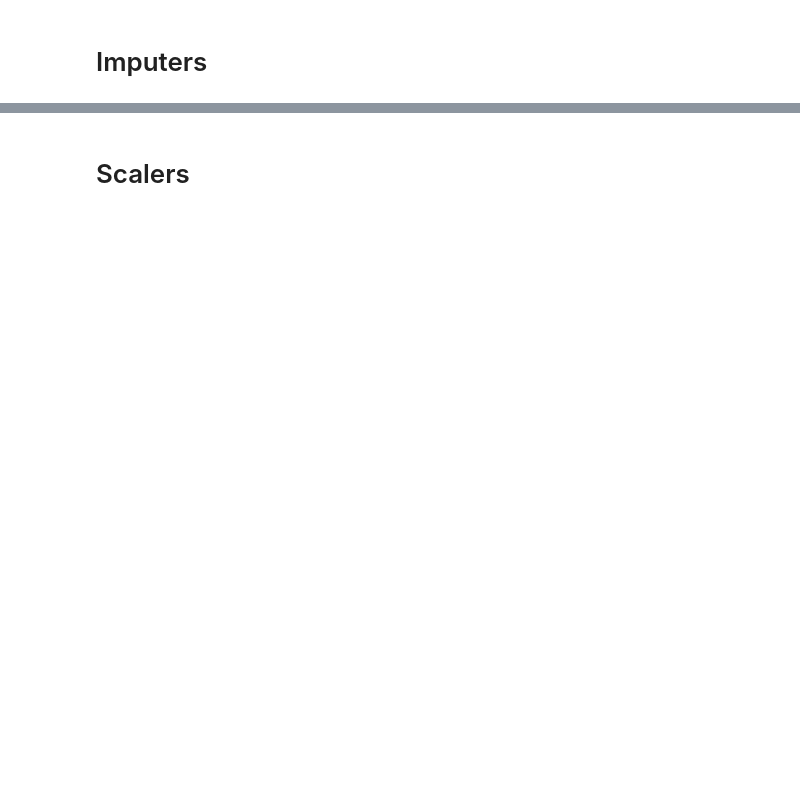
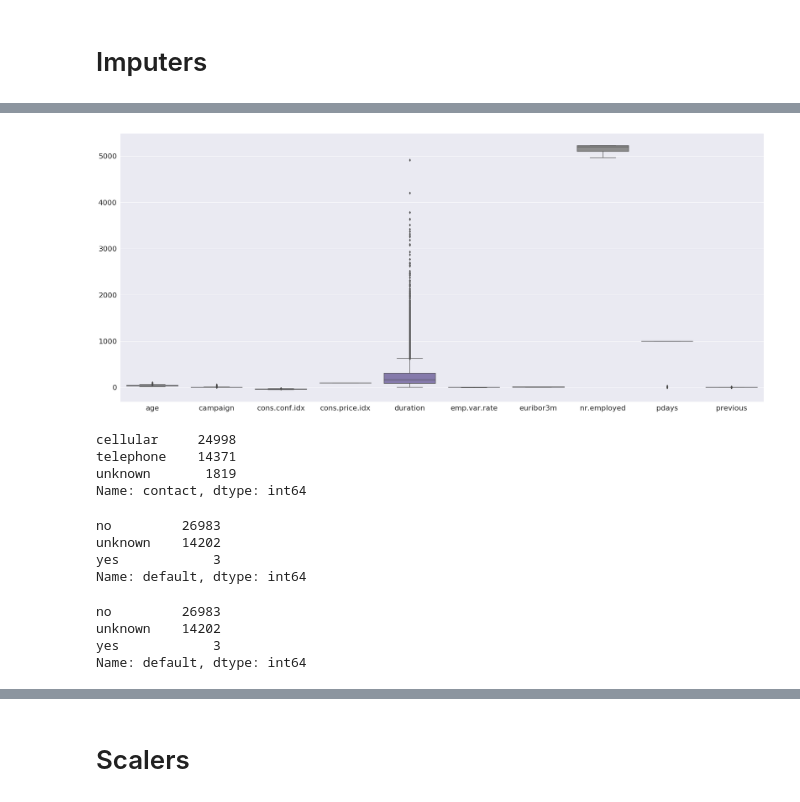
Before and after one commit to IooHooI/DATA_PREPARATION, a Jupyter notebook: notebooks/FEATURE_PROCESSING.ipynb, the cells around one changed output, grey strips where cells are left out. Saved outputs shown, nothing was run; the diff lists cells and outputs as text; code cells hidden in the pictures; blank space fills up the shorter version.

```diff
--- a/notebooks/FEATURE_PROCESSING.ipynb
+++ b/notebooks/FEATURE_PROCESSING.ipynb
@@ -145,0 +231,6 @@ memory usage: 6.6+ MB
+# %%
+most_frequent_imputer = SimpleImputer(
+    missing_values=np.nan,
+    strategy='most_frequent',
+    verbose=True
+)
@@ -145,0 +309,5 @@ memory usage: 6.6+ MB
+# %%
+numericals_with_most_frequent_imputed = pd.DataFrame(
+    most_frequent_imputer.fit_transform(data_with_gaps_v1[numerical_features]),
+    columns=numerical_features
+)
@@ -145,0 +336,6 @@ memory usage: 6.6+ MB
+# %%
+plt.figure(figsize=(35, 15))
+sns.boxplot(data=numericals_with_most_frequent_imputed)
+plt.show()
+# %% [output]
+[figure, added]
@@ -145,0 +347,21 @@ memory usage: 6.6+ MB
+# %%
+categorials_with_constant_imputed[categorial_features[0]].value_counts()
+# %% [output]
+cellular     24998
+telephone    14371
+unknown       1819
+Name: contact, dtype: int64
+# %%
+categorials_with_constant_imputed[categorial_features[2]].value_counts()
+# %% [output]
+no         26983
+unknown    14202
+yes            3
+Name: default, dtype: int64
+# %%
+categorials_with_constant_imputed[categorial_features[2]].value_counts()
+# %% [output]
+no         26983
+unknown    14202
+yes            3
+Name: default, dtype: int64
```
Also changed, not shown: parts of 82 cells of this notebook.
